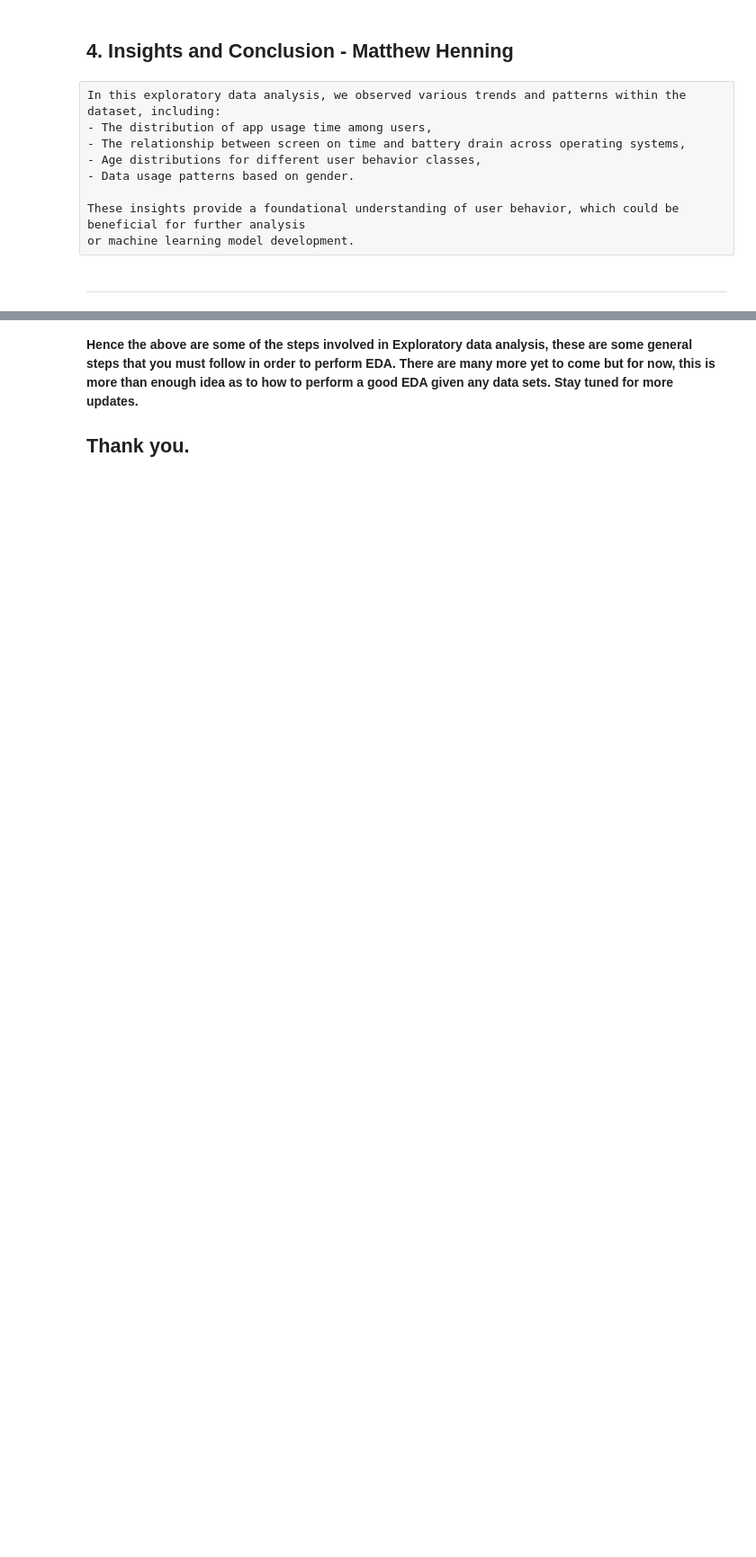
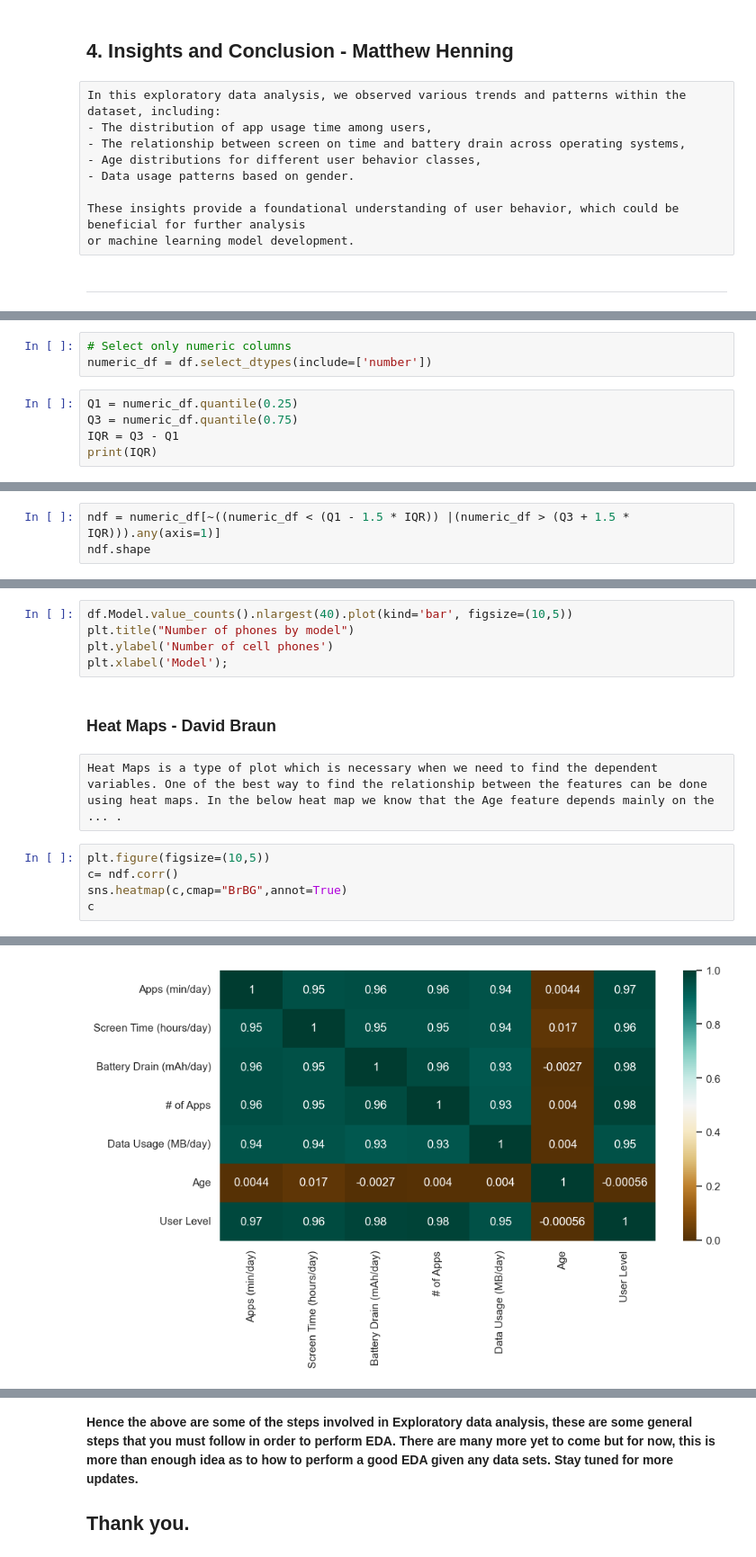
Before and after one commit to DavidBraun777/group-project-seis-631, a Jupyter notebook: intro-to-exploratory-data-analysis-eda-group-1.ipynb, the cells around one changed output, grey strips where cells are left out. Shown at 90% size. Drawn from its saved outputs; the diff is of its cells as text; blank space fills up the shorter version.

```diff
--- a/intro-to-exploratory-data-analysis-eda-group-1.ipynb
+++ b/intro-to-exploratory-data-analysis-eda-group-1.ipynb
@@ -775,0 +1003,8 @@ or machine learning model development.
+# %%
+# Select only numeric columns
+numeric_df = df.select_dtypes(include=['number'])
+# %%
+Q1 = numeric_df.quantile(0.25)
+Q3 = numeric_df.quantile(0.75)
+IQR = Q3 - Q1
+print(IQR)
@@ -775,0 +1022,3 @@ or machine learning model development.
+# %%
+ndf = numeric_df[~((numeric_df < (Q1 - 1.5 * IQR)) |(numeric_df > (Q3 + 1.5 * IQR))).any(axis=1)]
+ndf.shape
@@ -775,0 +1033,15 @@ or machine learning model development.
+# %%
+df.Model.value_counts().nlargest(40).plot(kind='bar', figsize=(10,5))
+plt.title("Number of phones by model")
+plt.ylabel('Number of cell phones')
+plt.xlabel('Model');
+# %% [markdown]
+### Heat Maps - David Braun
+# %% [raw]
+Heat Maps is a type of plot which is necessary when we need to find the dependent variables. One of the best way to find the relationship between the features can be done using heat maps. In the below heat map we know that the Age feature depends mainly on the ... .
+# %%
+plt.figure(figsize=(10,5))
+c= ndf.corr()
+sns.heatmap(c,cmap="BrBG",annot=True)
+c
+# %% [output]
@@ -775,0 +1056 @@ or machine learning model development.
+[figure, added]
```
Also changed, not shown: parts of 72 cells of this notebook, 1 other file.
